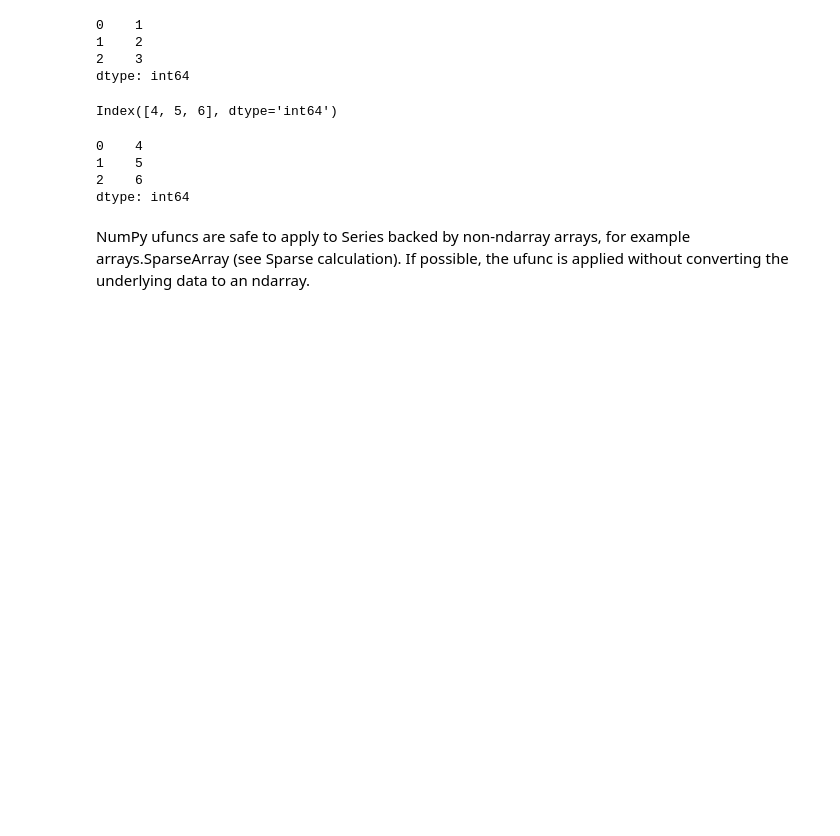
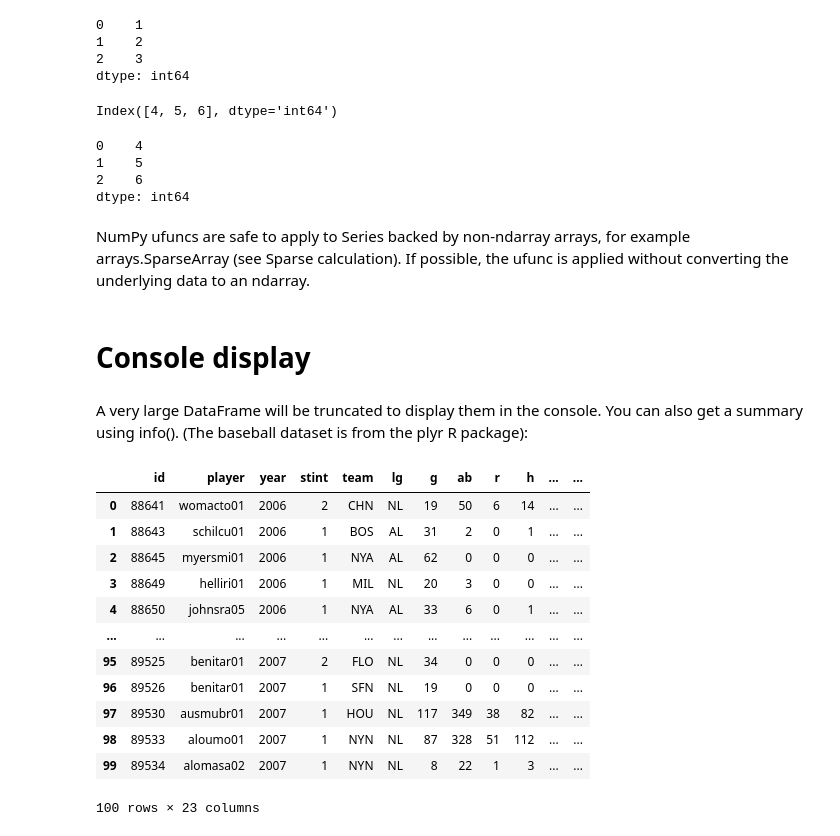
Before and after one commit to gopal-py07/DataSciencePandasExample, a Jupyter notebook: Intro to data structures/DataFrame/DataFrameDsaEx.ipynb, the cells around one changed output. Cells and saved outputs as stored; diff of their text form; code cells hidden in the pictures; blank space fills up the shorter version.

Commit message:
added Console display | dafult width =80 and change colwidth  as per need

```diff
--- a/Intro to data structures/DataFrame/DataFrameDsaEx.ipynb
+++ b/Intro to data structures/DataFrame/DataFrameDsaEx.ipynb
@@ -816,3 +816,25 @@ np.maximum(ser,idx)
 dtype: int64
 # %% [markdown]
 NumPy ufuncs are safe to apply to Series backed by non-ndarray arrays, for example arrays.SparseArray (see Sparse calculation). If possible, the ufunc is applied without converting the underlying data to an ndarray.
+# %% [markdown]
+# Console display
+# %% [markdown]
+A very large DataFrame will be truncated to display them in the console. You can also get a summary using info(). (The baseball dataset is from the plyr R package):
+# %%
+baseball= pd.read_csv("C:\\Users\\11549\\data-scinece\\pandasExample\\data\\csv\\baseball.csv")
+# %%
+baseball
+# %% [output]
+|  | id | player | year | stint | team | lg | g | ab | r | h | ... | ... |
+| 0 | 88641 | womacto01 | 2006 | 2 | CHN | NL | 19 | 50 | 6 | 14 | ... | ... |
+| 1 | 88643 | schilcu01 | 2006 | 1 | BOS | AL | 31 | 2 | 0 | 1 | ... | ... |
+| 2 | 88645 | myersmi01 | 2006 | 1 | NYA | AL | 62 | 0 | 0 | 0 | ... | ... |
+| 3 | 88649 | helliri01 | 2006 | 1 | MIL | NL | 20 | 3 | 0 | 0 | ... | ... |
+| 4 | 88650 | johnsra05 | 2006 | 1 | NYA | AL | 33 | 6 | 0 | 1 | ... | ... |
+| ... | ... | ... | ... | ... | ... | ... | ... | ... | ... | ... | ... | ... |
+| 95 | 89525 | benitar01 | 2007 | 2 | FLO | NL | 34 | 0 | 0 | 0 | ... | ... |
+| 96 | 89526 | benitar01 | 2007 | 1 | SFN | NL | 19 | 0 | 0 | 0 | ... | ... |
+| 97 | 89530 | ausmubr01 | 2007 | 1 | HOU | NL | 117 | 349 | 38 | 82 | ... | ... |
+| 98 | 89533 | aloumo01 | 2007 | 1 | NYN | NL | 87 | 328 | 51 | 112 | ... | ... |
+| 99 | 89534 | alomasa02 | 2007 | 1 | NYN | NL | 8 | 22 | 1 | 3 | ... | ... |
+100 rows × 23 columns
```
Also changed, not shown: parts of 16 cells of this notebook.
